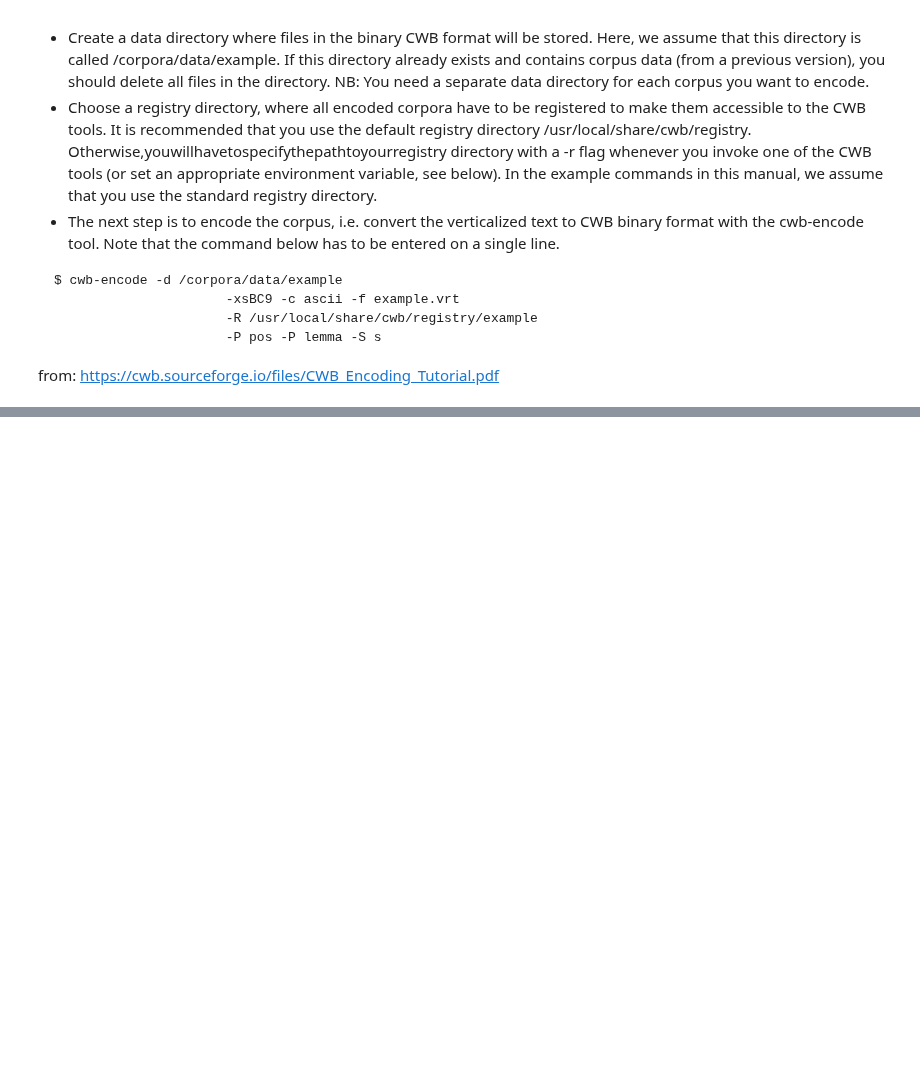
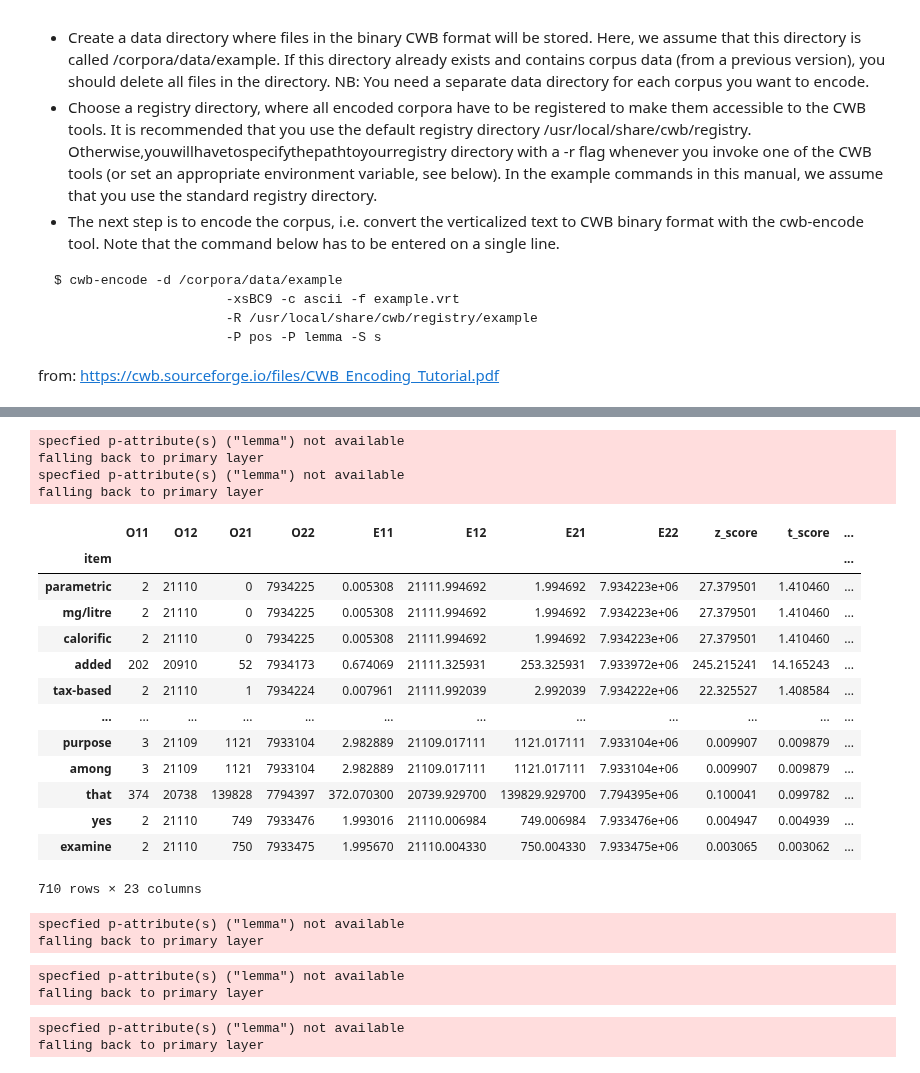
Before and after one commit to iued-uni-heidelberg/DAAD-Training-2021, a Jupyter notebook: cwb2021experimentsV06.ipynb, the cells around one changed output, grey strips where cells are left out. Saved outputs shown, nothing was run; the diff lists cells and outputs as text; code cells hidden in the pictures; blank space fills up the shorter version.

```diff
--- a/cwb2021experimentsV06.ipynb
+++ b/cwb2021experimentsV06.ipynb
@@ -363,7 +398,7 @@ corpus = corpora.activate(corpus_name="EPENDE0EN")
 # %%
 from ccc import Corpus
 corpus = Corpus(
-  corpus_name="EPENDE0EN",
+  corpus_name="CORPEPEN",
   registry_path="/usr/local/share/cwb/registry/"
 )
 # %%
@@ -383,0 +436,5 @@ found 0 matches
+# %%
+dump = corpus.query(
+  cqp_query=query,
+  context=10
+)
@@ -383,0 +475,25 @@ found 0 matches
+# %%
+# dump.collocates
+# dump.collocates(order='log_likelihood', cut_off=None)
+#
+dfColl = dump.collocates(order='mutual_information', cut_off=None)
+dump.collocates(order='mutual_information', cut_off=None)
+# %% [output]
+specfied p-attribute(s) ("lemma") not available
+falling back to primary layer
+specfied p-attribute(s) ("lemma") not available
+falling back to primary layer
+|  | O11 | O12 | O21 | O22 | E11 | E12 | E21 | E22 | z_score | t_score | ... |
+| item |  |  |  |  |  |  |  |  |  |  | ... |
+| parametric | 2 | 21110 | 0 | 7934225 | 0.005308 | 21111.994692 | 1.994692 | 7.934223e+06 | 27.379501 | 1.410460 | ... |
+| mg/litre | 2 | 21110 | 0 | 7934225 | 0.005308 | 21111.994692 | 1.994692 | 7.934223e+06 | 27.379501 | 1.410460 | ... |
+| calorific | 2 | 21110 | 0 | 7934225 | 0.005308 | 21111.994692 | 1.994692 | 7.934223e+06 | 27.379501 | 1.410460 | ... |
+| added | 202 | 20910 | 52 | 7934173 | 0.674069 | 21111.325931 | 253.325931 | 7.933972e+06 | 245.215241 | 14.165243 | ... |
+| tax-based | 2 | 21110 | 1 | 7934224 | 0.007961 | 21111.992039 | 2.992039 | 7.934222e+06 | 22.325527 | 1.408584 | ... |
+| ... | ... | ... | ... | ... | ... | ... | ... | ... | ... | ... | ... |
+| purpose | 3 | 21109 | 1121 | 7933104 | 2.982889 | 21109.017111 | 1121.017111 | 7.933104e+06 | 0.009907 | 0.009879 | ... |
+| among | 3 | 21109 | 1121 | 7933104 | 2.982889 | 21109.017111 | 1121.017111 | 7.933104e+06 | 0.009907 | 0.009879 | ... |
+| that | 374 | 20738 | 139828 | 7794397 | 372.070300 | 20739.929700 | 139829.929700 | 7.794395e+06 | 0.100041 | 0.099782 | ... |
+| yes | 2 | 21110 | 749 | 7933476 | 1.993016 | 21110.006984 | 749.006984 | 7.933476e+06 | 0.004947 | 0.004939 | ... |
+| examine | 2 | 21110 | 750 | 7933475 | 1.995670 | 21110.004330 | 750.004330 | 7.933475e+06 | 0.003065 | 0.003062 | ... |
+710 rows × 23 columns
@@ -383,0 +510,33 @@ found 0 matches
+# %%
+query = r'"however"'
+dump = corpus.query(
+  cqp_query=query,
+  context=10
+)
+dfColl = dump.collocates(order='mutual_information', cut_off=None)
+dfColl.to_excel(r'however_collstat.xlsx', index = True)
+# %% [output]
+specfied p-attribute(s) ("lemma") not available
+falling back to primary layer
+# %%
+query = r'"commission"'
+dump = corpus.query(
+  cqp_query=query,
+  context=10
+)
+dfColl = dump.collocates(order='mutual_information', cut_off=None)
+dfColl.to_excel(r'commission_collstat.xlsx', index = True)
+# %% [output]
+specfied p-attribute(s) ("lemma") not available
+falling back to primary layer
+# %%
+query = r'"conclusion"'
+dump = corpus.query(
+  cqp_query=query,
+  context=10
+)
+dfColl = dump.collocates(order='mutual_information', cut_off=None)
+dfColl.to_excel(r'conclusion_collstat.xlsx', index = True)
+# %% [output]
+specfied p-attribute(s) ("lemma") not available
+falling back to primary layer
```
Also changed, not shown: parts of 34 cells of this notebook.
